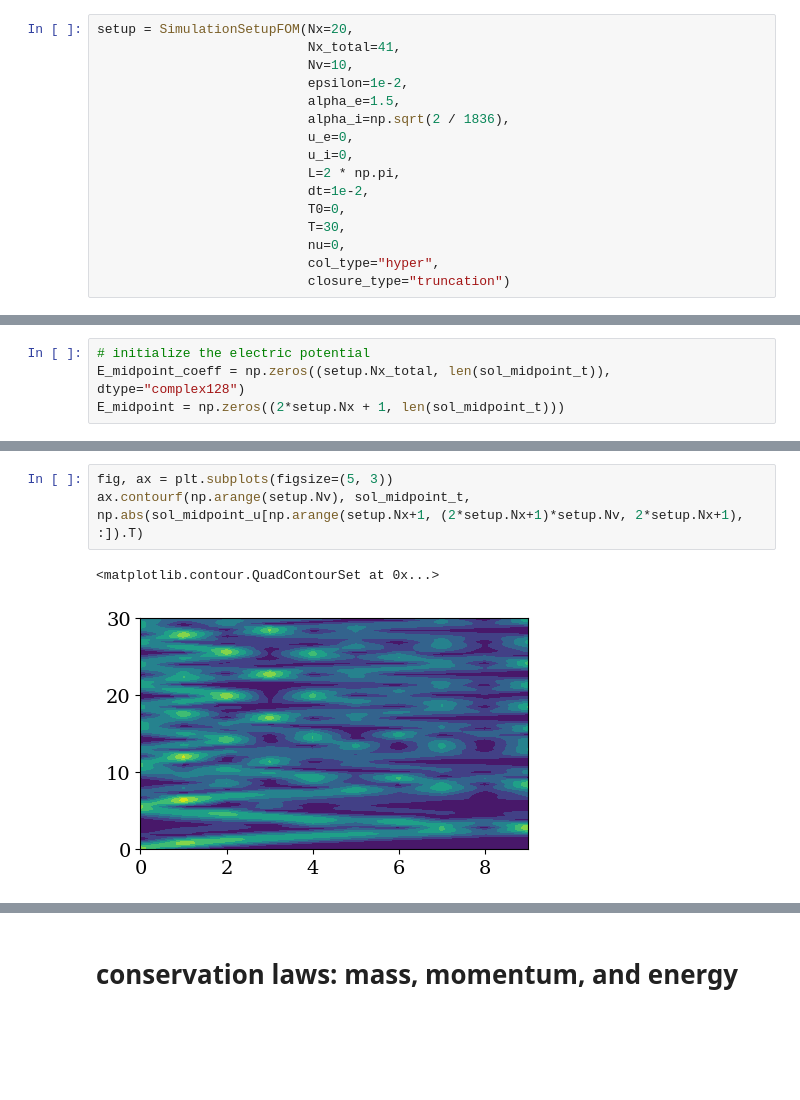
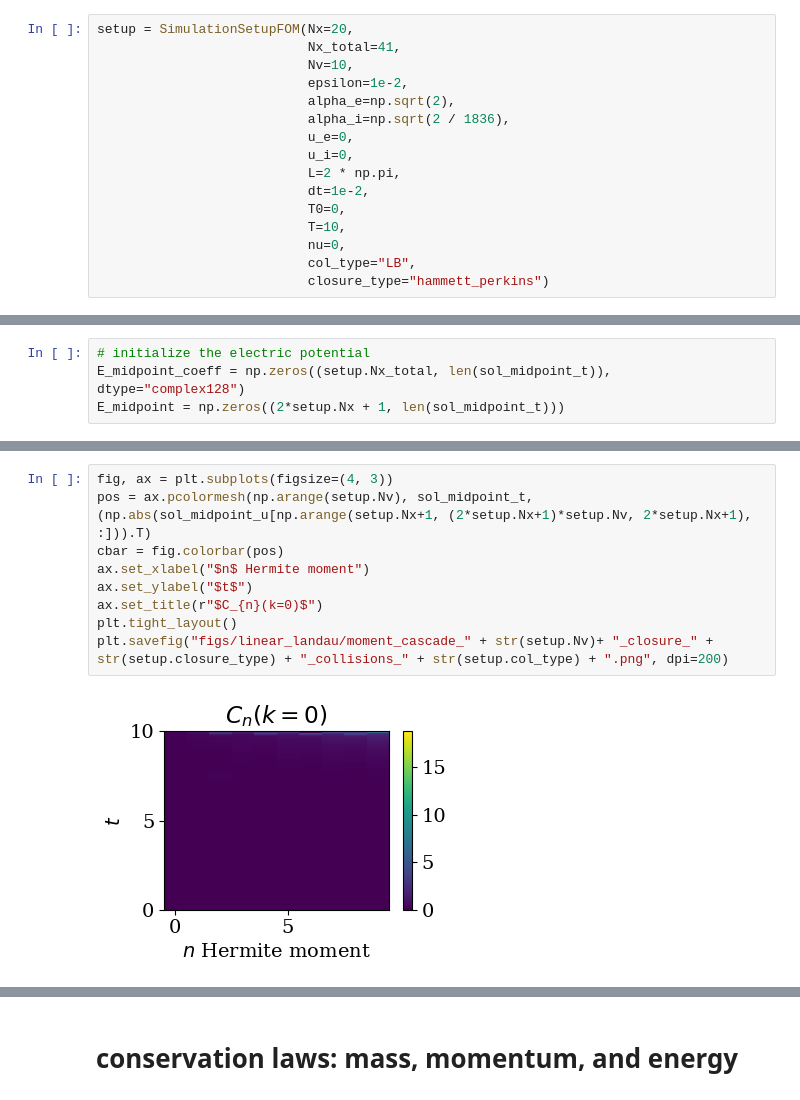
Before and after one commit to opaliss/SpectralSymbolicClosures, a Jupyter notebook: aw_simulation/linear_landau_damping.ipynb, the cells around one changed output, grey strips where cells are left out. Cells and saved outputs as stored; diff of their text form; blank space fills up the shorter version.

Commit message:
add simulations with HP closure

```diff
--- a/aw_simulation/linear_landau_damping.ipynb
+++ b/aw_simulation/linear_landau_damping.ipynb
@@ -24,14 +23,14 @@ setup = SimulationSetupFOM(Nx=20,
                            Nx_total=41,
                            Nv=10,
                            epsilon=1e-2,
-                           alpha_e=1.5,
+                           alpha_e=np.sqrt(2),
                            alpha_i=np.sqrt(2 / 1836),
                            u_e=0,
                            u_i=0,
                            L=2 * np.pi,
                            dt=1e-2,
                            T0=0,
-                           T=30,
+                           T=10,
                            nu=0,
-                           col_type="hyper",
-                           closure_type="truncation")
+                           col_type="LB",
+                           closure_type="hammett_perkins")
@@ -135,8 +136,13 @@ plt.tight_layout()
 # %%
-fig, ax = plt.subplots(figsize=(5, 3))
-ax.contourf(np.arange(setup.Nv), sol_midpoint_t, np.abs(sol_midpoint_u[np.arange(setup.Nx+1, (2*setup.Nx+1)*setup.Nv, 2*setup.Nx+1), :]).T)
+fig, ax = plt.subplots(figsize=(4, 3))
+pos = ax.pcolormesh(np.arange(setup.Nv), sol_midpoint_t, (np.abs(sol_midpoint_u[np.arange(setup.Nx+1, (2*setup.Nx+1)*setup.Nv, 2*setup.Nx+1), :])).T)
+cbar = fig.colorbar(pos)
+ax.set_xlabel("$n$ Hermite moment")
+ax.set_ylabel("$t$")
+ax.set_title(r"$C_{n}(k=0)$")
+plt.tight_layout()
+plt.savefig("figs/linear_landau/moment_cascade_" + str(setup.Nv)+ "_closure_" + str(setup.closure_type) + "_collisions_" + str(setup.col_type) + ".png", dpi=200)
 # %% [output]
-<matplotlib.contour.QuadContourSet at 0x...>
-[figure, old version]
+[figure, new version]
 # %%
 # plot the electric field damping rate
```
Also changed, not shown: parts of 6 cells of this notebook, 10 other files.
